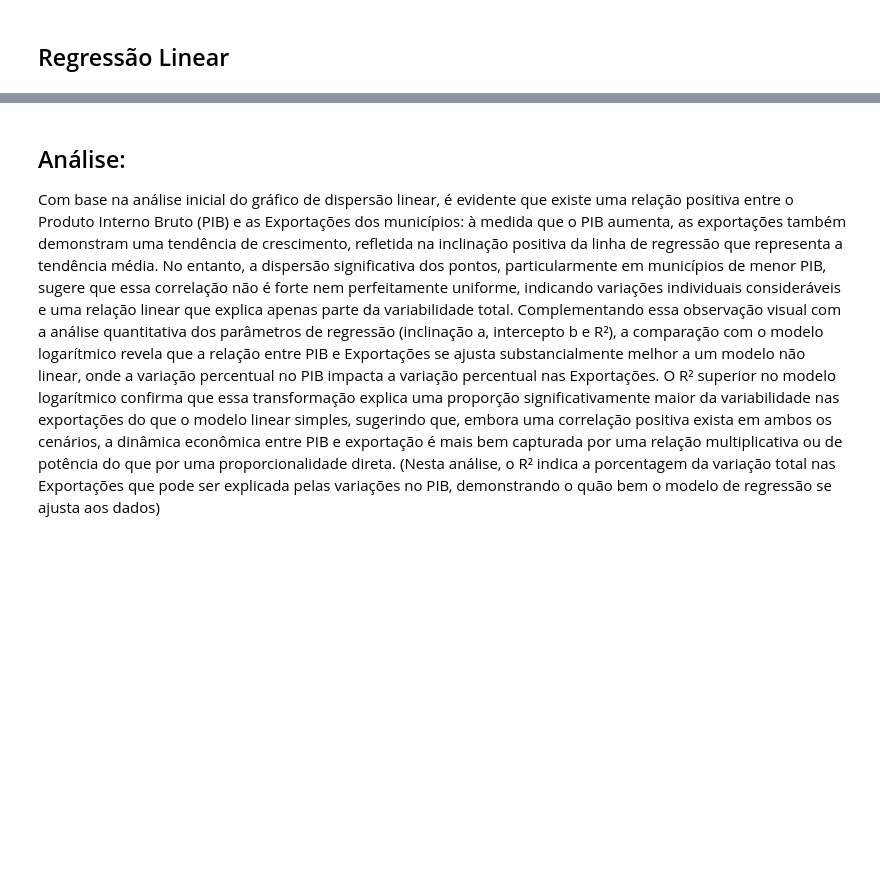
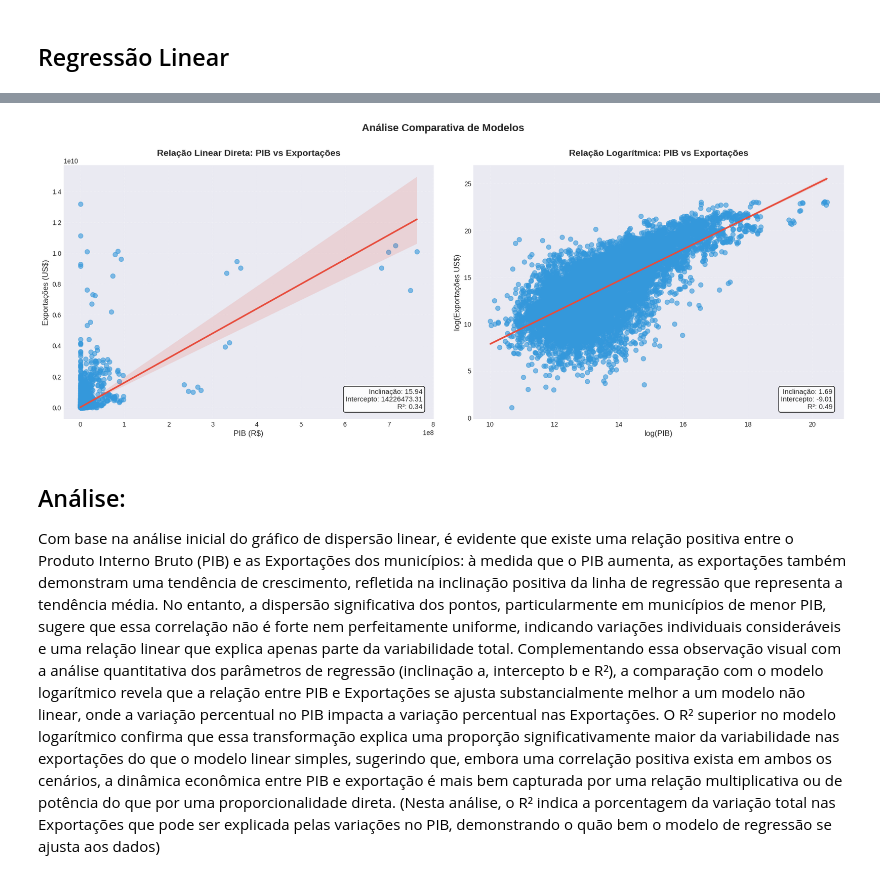
Before and after one commit to anaC-Fernandes/ProjetoDados, a Jupyter notebook: Notebooks/Dataset_Economia.ipynb, the cells around one changed output, grey strips where cells are left out. Cells and saved outputs as stored; diff of their text form; code cells hidden in the pictures; blank space fills up the shorter version.

```diff
--- a/Notebooks/Dataset_Economia.ipynb
+++ b/Notebooks/Dataset_Economia.ipynb
@@ -1045,3 +974,84 @@ NameError: name 'df_filtered_numeric' is not defined
+# %%
+# Configurações de estilo
+COR_SCATTER = '#3498db'  # Azul consistente
+COR_LINHA = '#e74c3c'    # Vermelho consistente
+plt.style.use('seaborn-v0_8-darkgrid')
+
+# Criar figura com dois subplots
+fig, (ax1, ax2) = plt.subplots(1, 2, figsize=(18, 7))
+
+# --- Gráfico 1: Dados originais ---
+sns.regplot(
+    x='PIB',
+    y='Exportacoes_US$',
+    data=df_filtrado,
+    scatter_kws={'alpha': 0.6, 'color': COR_SCATTER, 's': 50},
+    line_kws={'color': COR_LINHA, 'linewidth': 2.5},
+    ci=95,
+    ax=ax1
+)
+
+ax1.set_title('Relação Linear Direta: PIB vs Exportações', fontsize=14, pad=15, fontweight='bold')
+ax1.set_xlabel('PIB (R$)', fontsize=12)
+ax1.set_ylabel('Exportações (US$)', fontsize=12)
+ax1.grid(True, linestyle=':', alpha=0.4)
+
+# Cálculo e estatísticas para gráfico 1
+slope, intercept, r_value, p_value, std_err = stats.linregress(df_filtrado['PIB'], df_filtrado['Exportacoes_US$'])
+r2 = r_value**2
+
+# Caixa de texto com estatísticas
+stats_text1 = (f"Inclinação: {slope:.2f}\n"
+               f"Intercepto: {intercept:.2f}\n"
+               f"R²: {r2:.2f}")
+ax1.text(0.97, 0.12, stats_text1, transform=ax1.transAxes,
+         fontsize=11, verticalalignment='top',
+         horizontalalignment='right',
+         bbox=dict(boxstyle='round', facecolor='white', alpha=0.9))
+
+# --- Gráfico 2: Dados transformados (log) ---
+# Garantir que não há valores infinitos ou NaN
+df_filtered_numeric = df_filtered_numeric.replace([np.inf, -np.inf], np.nan).dropna()
+
+# Calcular a regressão para os dados transformados
+slope_log, intercept_log, r_value_log, p_value_log, std_err_log = stats.linregress(
+    df_filtered_numeric['log_PIB'],
+    df_filtered_numeric['log_Exportacoes_US$']
+)
+r2_log = r_value_log**2
+
+# Plotar o gráfico de regressão log
+sns.regplot(
+    x='log_PIB',
+    y='log_Exportacoes_US$',
+    data=df_filtered_numeric,
+    scatter_kws={'alpha': 0.6, 'color': COR_SCATTER, 's': 50},
+    line_kws={'color': COR_LINHA, 'linewidth': 2.5},
+    ci=95,
+    ax=ax2
+)
+
+ax2.set_title('Relação Logarítmica: PIB vs Exportações', fontsize=14, pad=15, fontweight='bold')
+ax2.set_xlabel('log(PIB)', fontsize=12)
+ax2.set_ylabel('log(Exportações US$)', fontsize=12)
+ax2.grid(True, linestyle=':', alpha=0.4)
+
+# Caixa de texto com estatísticas
+stats_text2 = (f"Inclinação: {slope_log:.2f}\n"
+               f"Intercepto: {intercept_log:.2f}\n"
+               f"R²: {r2_log:.2f}")
+ax2.text(0.97, 0.12, stats_text2, transform=ax2.transAxes,
+         fontsize=11, verticalalignment='top',
+         horizontalalignment='right',
+         bbox=dict(boxstyle='round', facecolor='white', alpha=0.9))
+
+# Ajustes finais
+plt.tight_layout(pad=3.0)
+fig.suptitle('Análise Comparativa de Modelos', y=1.02, fontsize=16, fontweight='bold')
+
+plt.show()
+# %% [output]
+[figure, added]
 # %% [markdown]
 ## Análise:
 Com base na análise inicial do gráfico de dispersão linear, é evidente que existe uma relação positiva entre o Produto Interno Bruto (PIB) e as Exportações dos municípios: à medida que o PIB aumenta, as exportações também demonstram uma tendência de crescimento, refletida na inclinação positiva da linha de regressão que representa a tendência média. No entanto, a dispersão significativa dos pontos, particularmente em municípios de menor PIB, sugere que essa correlação não é forte nem perfeitamente uniforme, indicando variações individuais consideráveis e uma relação linear que explica apenas parte da variabilidade total. Complementando essa observação visual com a análise quantitativa dos parâmetros de regressão (inclinação a, intercepto b e R²), a comparação com o modelo logarítmico revela que a relação entre PIB e Exportações se ajusta substancialmente melhor a um modelo não linear, onde a variação percentual no PIB impacta a variação percentual nas Exportações. O R² superior no modelo logarítmico confirma que essa transformação explica uma proporção significativamente maior da variabilidade nas exportações do que o modelo linear simples, sugerindo que, embora uma correlação positiva exista em ambos os cenários, a dinâmica econômica entre PIB e exportação é mais bem capturada por uma relação multiplicativa ou de potência do que por uma proporcionalidade direta.
```
Also changed, not shown: parts of 11 cells of this notebook.
